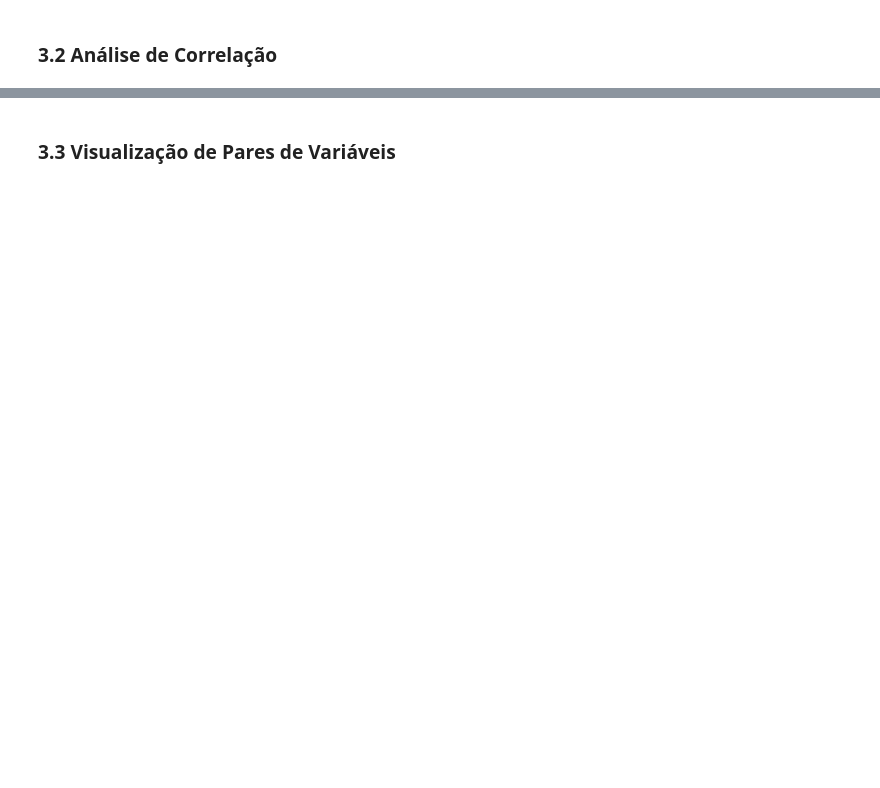
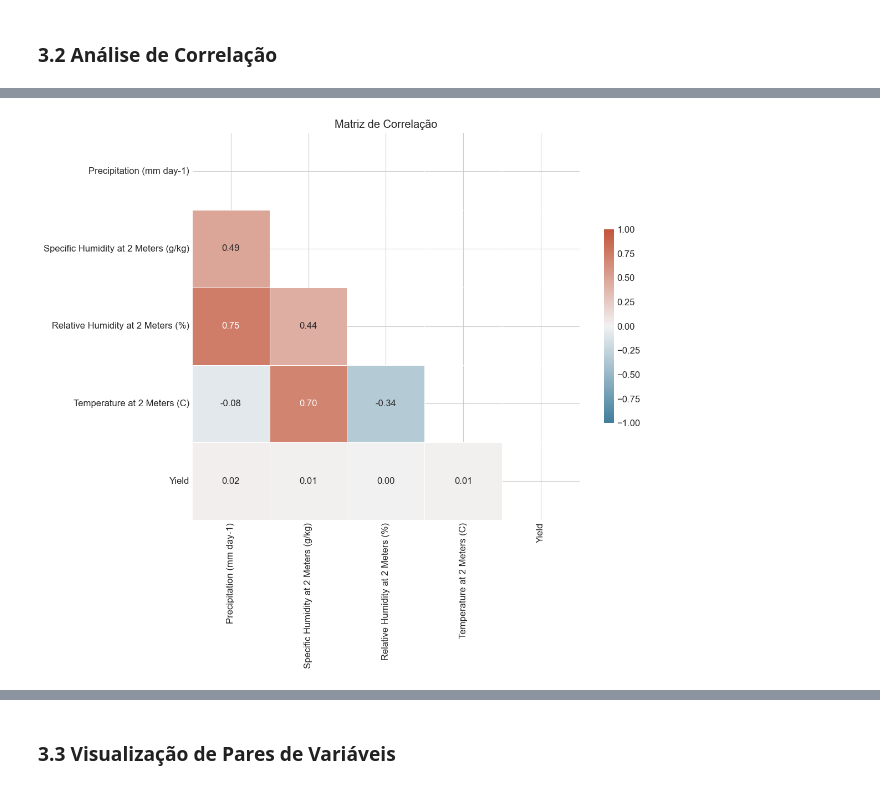
Before and after one commit to FIAP-IA2024/farm-tech-solutions-v5, a Jupyter notebook: notebooks/crop_yield_analysis.ipynb, the cells around one changed output, grey strips where cells are left out. Saved outputs shown, nothing was run; the diff lists cells and outputs as text; code cells hidden in the pictures; blank space fills up the shorter version.

```diff
--- a/notebooks/crop_yield_analysis.ipynb
+++ b/notebooks/crop_yield_analysis.ipynb
@@ -277,81 +298,84 @@ analyze_data_distribution(df_clean)
 # %% [markdown]
 ### 3.2 Análise de Correlação
 # %%
+def sanitize_filename(name: str) -> str:
+    """
+    Remove ou substitui caracteres problemáticos em nomes de arquivo,
+    como espaços, parênteses, barras, etc.
+    """
+    return (name.replace(" ", "_")
+                .replace("(", "")
+                .replace(")", "")
+                .replace("/", "_")
+                .replace("\\", "_")
+                .replace("%", "")
+                .replace("°", "")
+                .replace("º", "")
+                .replace(",", "")
+                .replace(":", "")
+                .replace(";", "")
+                .replace("__", "_"))
+
 def analyze_correlations(df):
-    """
-    Analisa correlações entre variáveis numéricas no DataFrame.
-
-    Args:
-        df (pandas.DataFrame): DataFrame a ser analisado
-    """
     display(Markdown("### Matriz de Correlação:"))
-
-    # Selecionar apenas colunas numéricas
-    numeric_df = df.select_dtypes(include=['int64', 'float64'])
-
-    # Calcular matriz de correlação
+    numeric_df = df.select_dtypes(include=['int64','float64'])
     corr_matrix = numeric_df.corr()
-
-    # Exibir matriz de correlação
     display(corr_matrix)
 
-    # Visualizar matriz de correlação como heatmap
-    plt.figure(figsize=(12, 10))
-    mask = np.triu(np.ones_like(corr_matrix, dtype=bool))  # Máscara para exibir apenas o triângulo inferior
+    plt.figure(figsize=(12,10))
+    mask = np.triu(np.ones_like(corr_matrix, dtype=bool))
     cmap = sns.diverging_palette(230, 20, as_cmap=True)
-
-    sns.heatmap(corr_matrix, mask=mask, cmap=cmap, vmax=1, vmin=-1, center=0,
-                square=True, linewidths=.5, annot=True, fmt='.2f', cbar_kws={"shrink": .5})
-
+    sns.heatmap(corr_matrix,
+                mask=mask,
+                cmap=cmap,
+                vmax=1,
+                vmin=-1,
+                center=0,
+                square=True,
+                linewidths=.5,
+                annot=True,
+                fmt='.2f',
+                cbar_kws={"shrink": .5})
     plt.title('Matriz de Correlação')
     plt.tight_layout()
     plt.savefig(os.path.join(IMAGES_DIR, 'correlation_matrix.png'))
     plt.show()
 
-    # Identificar correlações fortes (positivas e negativas)
     display(Markdown("### Correlações Significativas:"))
-
-    # Converter a matriz de correlação em um DataFrame de pares
     corr_pairs = corr_matrix.unstack().reset_index()
     corr_pairs.columns = ['Variável 1', 'Variável 2', 'Correlação']
-
-    # Remover autocorrelações e duplicatas
     corr_pairs = corr_pairs[corr_pairs['Variável 1'] != corr_pairs['Variável 2']]
     corr_pairs = corr_pairs.drop_duplicates(['Correlação'])
+    corr_pairs['Abs'] = corr_pairs['Correlação'].abs()
+    corr_pairs = corr_pairs.sort_values('Abs', ascending=False).drop('Abs', axis=1)
 
-    # Ordenar por valor absoluto da correlação (decrescente)
-    corr_pairs['Abs_Correlação'] = corr_pairs['Correlação'].abs()
-    corr_pairs = corr_pairs.sort_values('Abs_Correlação', ascending=False).drop('Abs_Correlação', axis=1)
-
-    # Exibir correlações significativas (|r| > 0.5)
-    significant_corr = corr_pairs[corr_pairs['Correlação'].abs() > 0.5]
-
-    if len(significant_corr) > 0:
-        display(significant_corr)
-
-        # Visualizar pares com correlações mais fortes
+    signif = corr_pairs[corr_pairs['Correlação'].abs() > 0.5]
+    if len(signif) > 0:
+        display(signif)
         display(Markdown("### Visualização de Pares com Correlações Significativas:"))
-
-        # Limitar a 5 pares mais correlacionados para não sobrecarregar
-        top_pairs = significant_corr.head(5)
-
+        top_pairs = signif.head(5)
         for _, row in top_pairs.iterrows():
-            var1, var2, corr = row['Variável 1'], row['Variável 2'], row['Correlação']
+            var1, var2, corr_v = row['Variável 1'], row['Variável 2'], row['Correlação']
 
             plt.figure(figsize=(10, 6))
             sns.scatterplot(x=df[var1], y=df[var2], alpha=0.7)
-
-            # Adicionar linha de tendência
             sns.regplot(x=df[var1], y=df[var2], scatter=False, color='red')
 
-            plt.title(f'Correlação entre {var1} e {var2}: {corr:.2f}')
+            plt.title(f'Correlação entre {var1} e {var2}: {corr_v:.2f}')
             plt.xlabel(var1)
             plt.ylabel(var2)
             plt.grid(True, alpha=0.3)
-            plt.savefig(os.path.join(IMAGES_DIR, f'correlation_{var1}_{var2}.png'))
+
+            # Sanitizar os nomes para o arquivo
+            safe_var1 = sanitize_filename(var1)
+            safe_var2 = sanitize_filename(var2)
+            filename = f'correlation_{safe_var1}_{safe_var2}.png'
+
+            plt.savefig(os.path.join(IMAGES_DIR, filename))
             plt.show()
     else:
-        print("Não foram encontradas correlações significativas (|r| > 0.5) entre as variáveis.")
+        print("Não foram encontradas correlações (|r|>0.5).")
 
-# Analisar correlações
+# Exemplo de uso (ajuste seu df_clean e IMAGES_DIR conforme necessário):
 analyze_correlations(df_clean)
+# %% [output]
@@ -357,0 +389 @@ analyze_correlations(df_clean)
+[figure, added]
```
Also changed, not shown: parts of 44 cells of this notebook.
